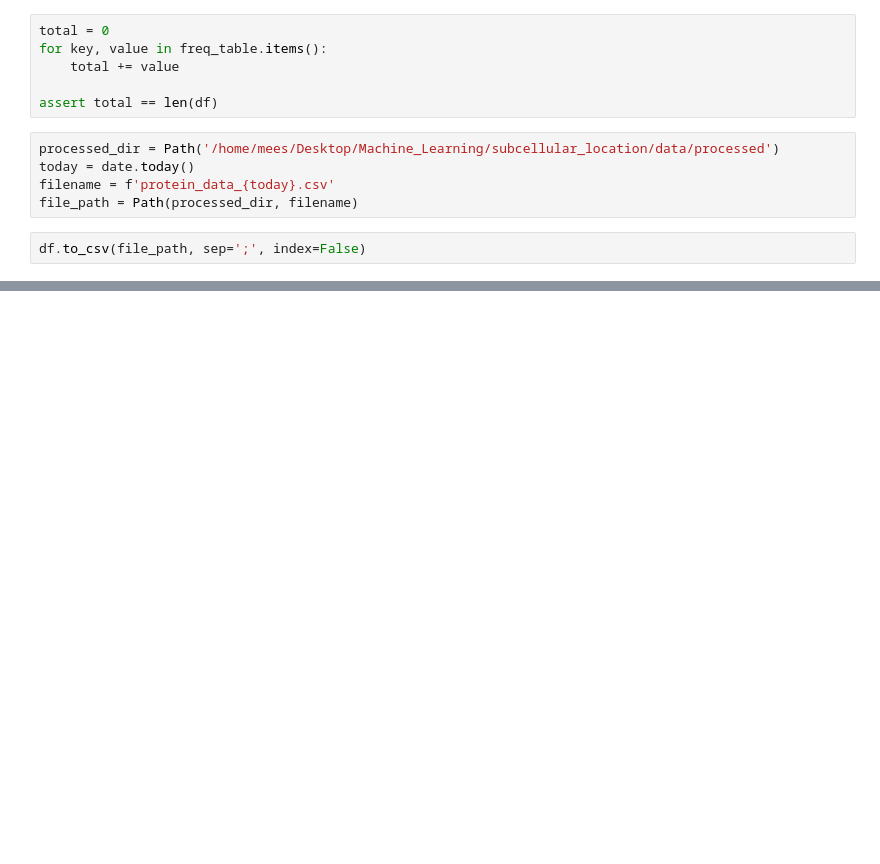
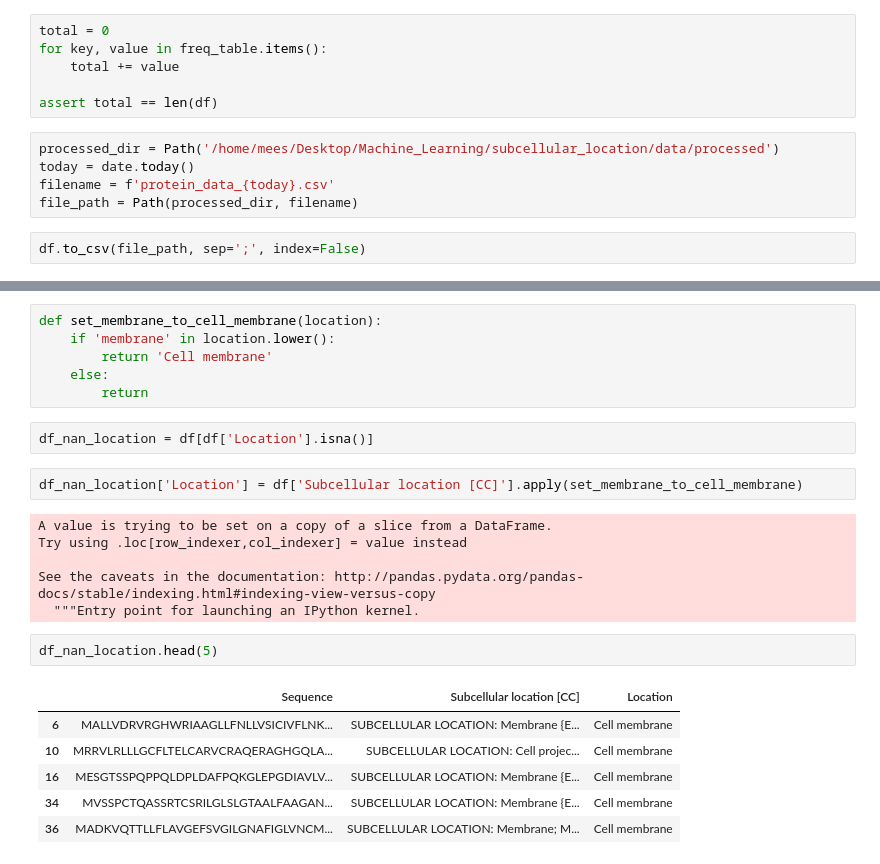
Before and after one commit to Mees-Molenaar/protein_location, a Jupyter notebook: notebooks/clean_data.ipynb, the cells around one changed output, grey strips where cells are left out. Drawn from its saved outputs; the diff is of its cells as text; blank space fills up the shorter version.

```diff
--- a/notebooks/clean_data.ipynb
+++ b/notebooks/clean_data.ipynb
@@ -270,0 +378,25 @@ df.to_csv(file_path, sep=';', index=False)
+# %%
+def set_membrane_to_cell_membrane(location):
+    if 'membrane' in location.lower():
+        return 'Cell membrane'
+    else:
+        return
+# %%
+df_nan_location = df[df['Location'].isna()]
+# %%
+df_nan_location['Location'] = df['Subcellular location [CC]'].apply(set_membrane_to_cell_membrane)
+# %% [output]
+A value is trying to be set on a copy of a slice from a DataFrame.
+Try using .loc[row_indexer,col_indexer] = value instead
+
+See the caveats in the documentation: http://pandas.pydata.org/pandas-docs/stable/indexing.html#indexing-view-versus-copy
+  """Entry point for launching an IPython kernel.
+# %%
+df_nan_location.head(5)
+# %% [output]
+|  | Sequence | Subcellular location [CC] | Location |
+| 6 | MALLVDRVRGHWRIAAGLLFNLLVSICIVFLNK... | SUBCELLULAR LOCATION: Membrane {E... | Cell membrane |
+| 10 | MRRVLRLLLGCFLTELCARVCRAQERAGHGQLA... | SUBCELLULAR LOCATION: Cell projec... | Cell membrane |
+| 16 | MESGTSSPQPPQLDPLDAFPQKGLEPGDIAVLV... | SUBCELLULAR LOCATION: Membrane {E... | Cell membrane |
+| 34 | MVSSPCTQASSRTCSRILGLSLGTAALFAAGAN... | SUBCELLULAR LOCATION: Membrane {E... | Cell membrane |
+| 36 | MADKVQTTLLFLAVGEFSVGILGNAFIGLVNCM... | SUBCELLULAR LOCATION: Membrane; M... | Cell membrane |
```
Also changed, not shown: parts of 17 cells of this notebook, 1 other file.
